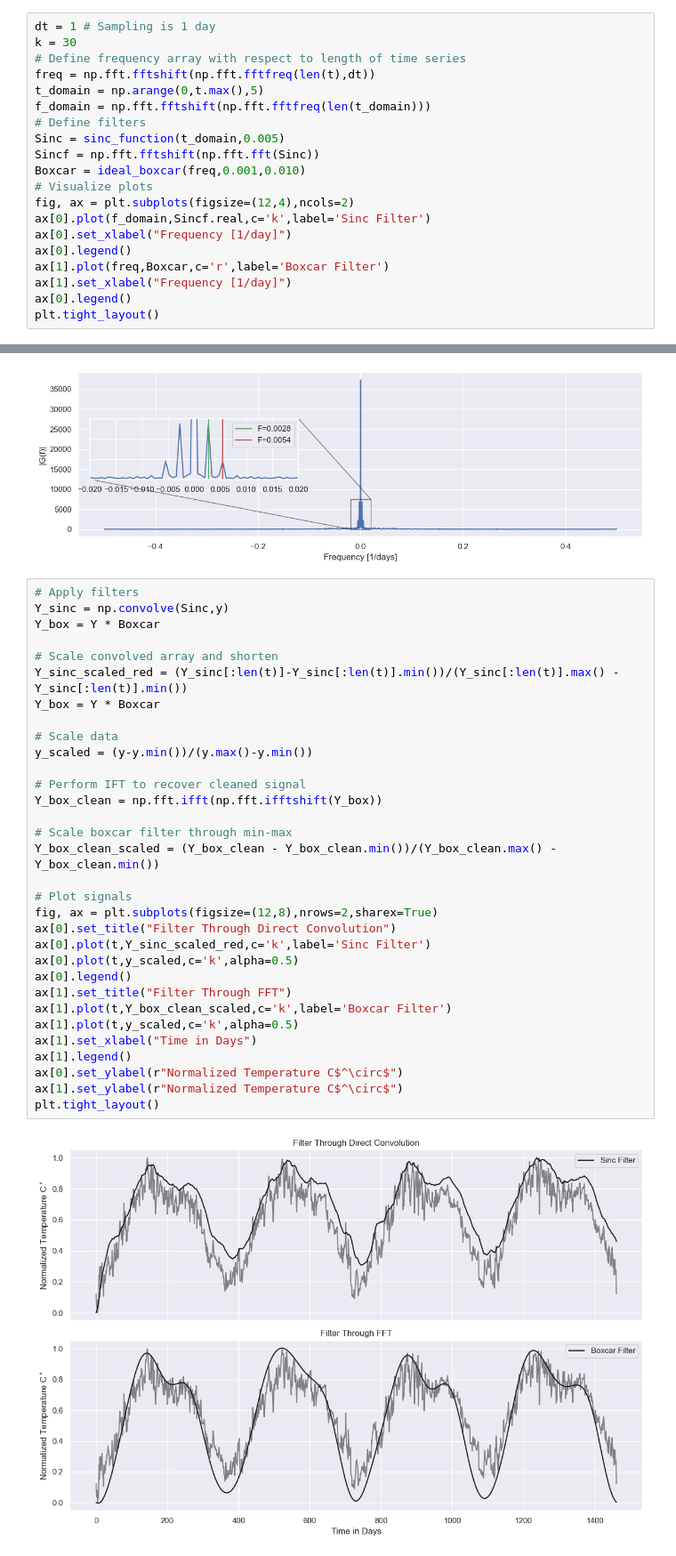
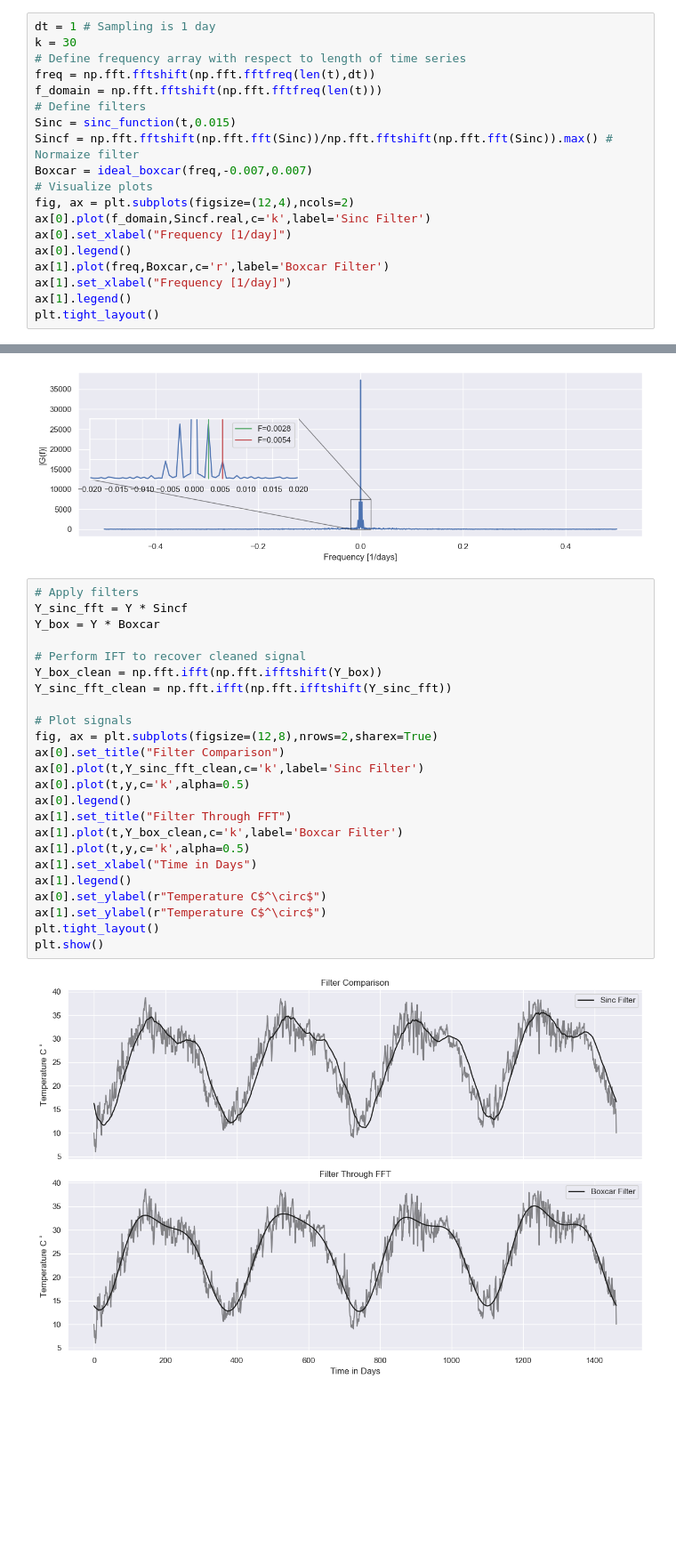
Before and after one commit to 159Patrick159/Medium, a Jupyter notebook: Convolutions/1DIntro.ipynb, the cells around one changed output, grey strips where cells are left out. Shown: that part at 89% size. Drawn from its saved outputs; the diff is of its cells as text; blank space fills up the shorter version.

Commit message:
Normalized filters to avoid scaling the transformed data.

```diff
--- a/Convolutions/1DIntro.ipynb
+++ b/Convolutions/1DIntro.ipynb
@@ -225,12 +234,11 @@ dt = 1 # Sampling is 1 day
 k = 30
 # Define frequency array with respect to length of time series
 freq = np.fft.fftshift(np.fft.fftfreq(len(t),dt))
-t_domain = np.arange(0,t.max(),5)
-f_domain = np.fft.fftshift(np.fft.fftfreq(len(t_domain)))
+f_domain = np.fft.fftshift(np.fft.fftfreq(len(t)))
 # Define filters
-Sinc = sinc_function(t_domain,0.005)
-Sincf = np.fft.fftshift(np.fft.fft(Sinc))
-Boxcar = ideal_boxcar(freq,0.001,0.010)
+Sinc = sinc_function(t,0.015)
+Sincf = np.fft.fftshift(np.fft.fft(Sinc))/np.fft.fftshift(np.fft.fft(Sinc)).max() # Normaize filter
+Boxcar = ideal_boxcar(freq,-0.007,0.007)
 # Visualize plots
 fig, ax = plt.subplots(figsize=(12,4),ncols=2)
 ax[0].plot(f_domain,Sincf.real,c='k',label='Sinc Filter')
@@ -238,6 +246,6 @@ ax[0].set_xlabel("Frequency [1/day]")
 ax[0].legend()
 ax[1].plot(freq,Boxcar,c='r',label='Boxcar Filter')
 ax[1].set_xlabel("Frequency [1/day]")
-ax[0].legend()
+ax[1].legend()
 plt.tight_layout()
 # %% [output]
@@ -265,35 +273,27 @@ plt.tight_layout()
 [figure]
 # %%
 # Apply filters
-Y_sinc = np.convolve(Sinc,y)
+Y_sinc_fft = Y * Sincf
 Y_box = Y * Boxcar
-
-# Scale convolved array and shorten
-Y_sinc_scaled_red = (Y_sinc[:len(t)]-Y_sinc[:len(t)].min())/(Y_sinc[:len(t)].max() - Y_sinc[:len(t)].min())
-Y_box = Y * Boxcar
-
-# Scale data
-y_scaled = (y-y.min())/(y.max()-y.min())
 
 # Perform IFT to recover cleaned signal
 Y_box_clean = np.fft.ifft(np.fft.ifftshift(Y_box))
-
-# Scale boxcar filter through min-max
-Y_box_clean_scaled = (Y_box_clean - Y_box_clean.min())/(Y_box_clean.max() - Y_box_clean.min())
+Y_sinc_fft_clean = np.fft.ifft(np.fft.ifftshift(Y_sinc_fft))
 
 # Plot signals
 fig, ax = plt.subplots(figsize=(12,8),nrows=2,sharex=True)
-ax[0].set_title("Filter Through Direct Convolution")
-ax[0].plot(t,Y_sinc_scaled_red,c='k',label='Sinc Filter')
-ax[0].plot(t,y_scaled,c='k',alpha=0.5)
+ax[0].set_title("Filter Comparison")
+ax[0].plot(t,Y_sinc_fft_clean,c='k',label='Sinc Filter')
+ax[0].plot(t,y,c='k',alpha=0.5)
 ax[0].legend()
 ax[1].set_title("Filter Through FFT")
-ax[1].plot(t,Y_box_clean_scaled,c='k',label='Boxcar Filter')
-ax[1].plot(t,y_scaled,c='k',alpha=0.5)
+ax[1].plot(t,Y_box_clean,c='k',label='Boxcar Filter')
+ax[1].plot(t,y,c='k',alpha=0.5)
 ax[1].set_xlabel("Time in Days")
 ax[1].legend()
-ax[0].set_ylabel(r"Normalized Temperature C$^\circ$")
-ax[1].set_ylabel(r"Normalized Temperature C$^\circ$")
+ax[0].set_ylabel(r"Temperature C$^\circ$")
+ax[1].set_ylabel(r"Temperature C$^\circ$")
 plt.tight_layout()
+plt.show()
 # %% [output]
-[figure, old version]
+[figure, new version]
```
Also changed, not shown: parts of 3 cells of this notebook.
